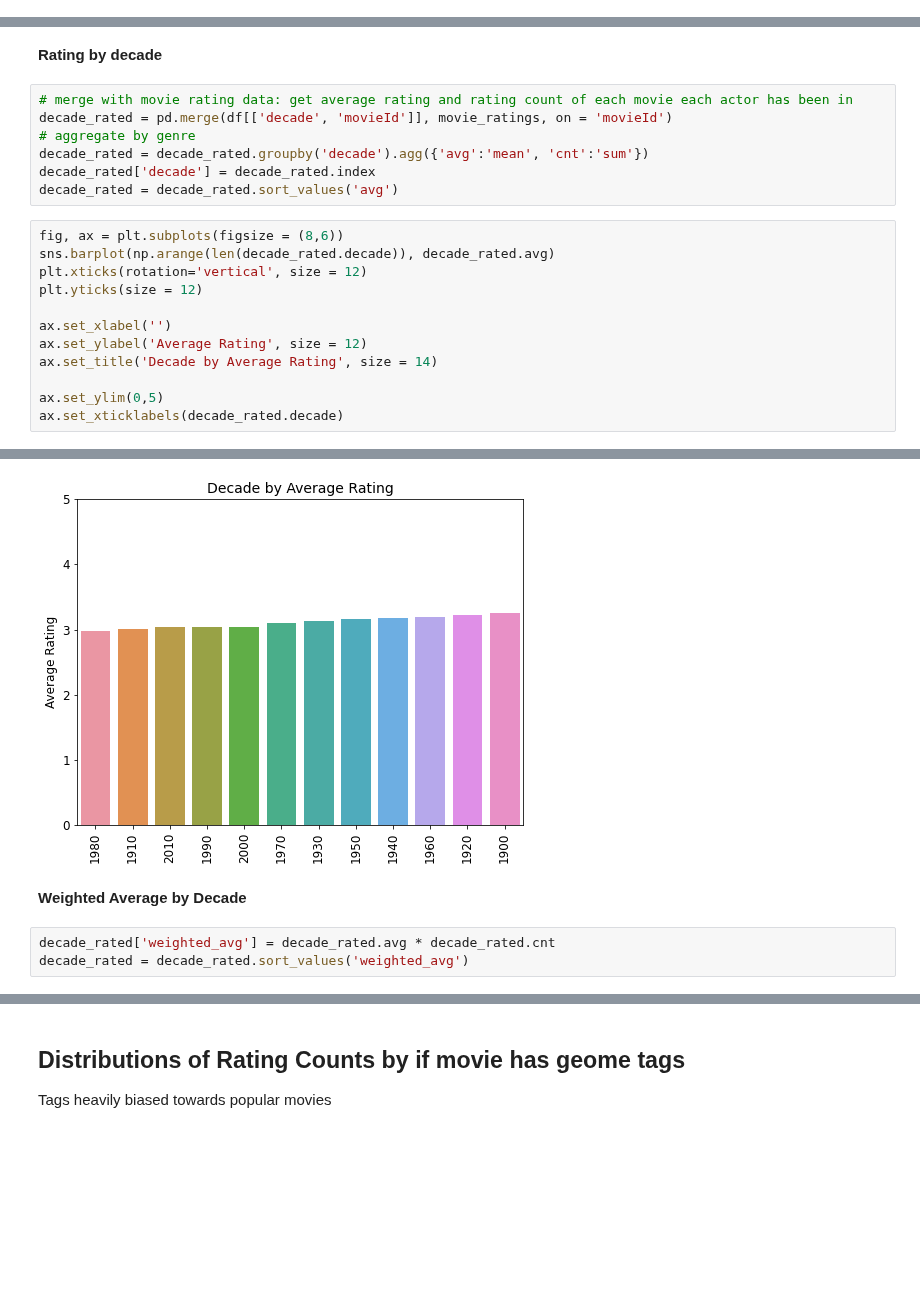
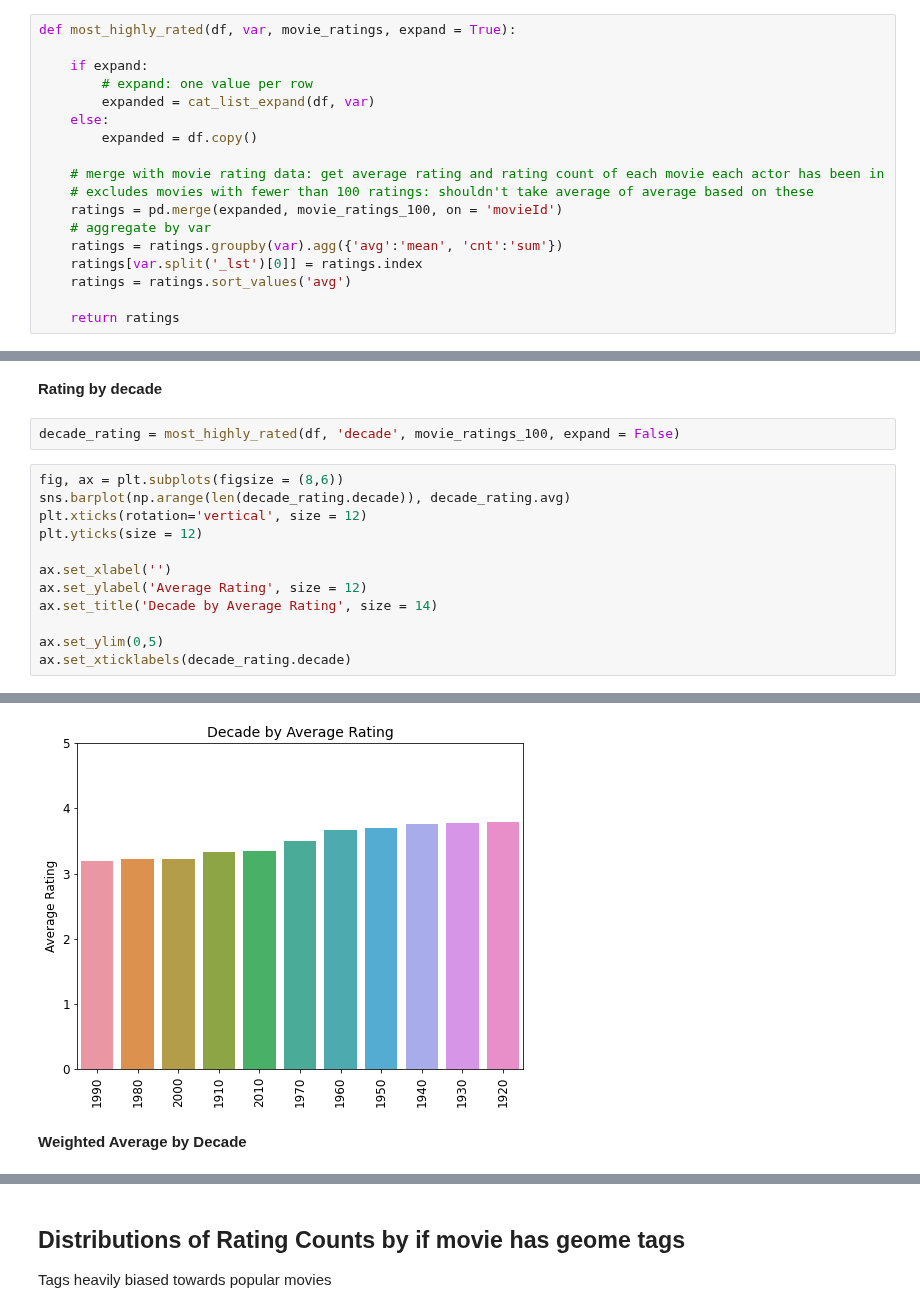
Before and after one commit to GovindBhala/DS5500-Movie-Recommendation-System, a Jupyter notebook: movies_EDA.ipynb, the cells around one changed output, grey strips where cells are left out. Saved outputs shown, nothing was run; the diff lists cells and outputs as text; blank space fills up the shorter version.

```diff
--- a/movies_EDA.ipynb
+++ b/movies_EDA.ipynb
@@ -276,0 +312,18 @@ If just sort by average rating, get lots of 5 star movies that have only been ra
+# %%
+def most_highly_rated(df, var, movie_ratings, expand = True):
+
+    if expand:
+        # expand: one value per row
+        expanded = cat_list_expand(df, var)
+    else:
+        expanded = df.copy()
+
+    # merge with movie rating data: get average rating and rating count of each movie each actor has been in
+    # excludes movies with fewer than 100 ratings: shouldn't take average of average based on these
+    ratings = pd.merge(expanded, movie_ratings_100, on = 'movieId')
+    # aggregate by var
+    ratings = ratings.groupby(var).agg({'avg':'mean', 'cnt':'sum'})
+    ratings[var.split('_lst')[0]] = ratings.index
+    ratings = ratings.sort_values('avg')
+
+    return ratings
@@ -433,15 +460,10 @@ ax = barplot(prod_rated.tail(10), 'production_company', 'weighted_avg',
 # %% [markdown]
 __Rating by decade__
-# %%
-# merge with movie rating data: get average rating and rating count of each movie each actor has been in
-decade_rated = pd.merge(df[['decade', 'movieId']], movie_ratings, on = 'movieId')
-# aggregate by genre
-decade_rated = decade_rated.groupby('decade').agg({'avg':'mean', 'cnt':'sum'})
-decade_rated['decade'] = decade_rated.index
-decade_rated = decade_rated.sort_values('avg')
+# %%
+decade_rating = most_highly_rated(df, 'decade', movie_ratings_100, expand = False)
 # %%
 fig, ax = plt.subplots(figsize = (8,6))
-sns.barplot(np.arange(len(decade_rated.decade)), decade_rated.avg)
+sns.barplot(np.arange(len(decade_rating.decade)), decade_rating.avg)
 plt.xticks(rotation='vertical', size = 12)
 plt.yticks(size = 12)
 
@@ -450,5 +472,5 @@ ax.set_ylabel('Average Rating', size = 12)
 ax.set_title('Decade by Average Rating', size = 14)
 
 ax.set_ylim(0,5)
-ax.set_xticklabels(decade_rated.decade)
+ax.set_xticklabels(decade_rating.decade)
 # %% [output]
@@ -467,6 +488,3 @@ ax.set_xticklabels(decade_rated.decade)
-[figure, old version]
+[figure, new version]
 # %% [markdown]
 __Weighted Average by Decade__
-# %%
-decade_rated['weighted_avg'] = decade_rated.avg * decade_rated.cnt
-decade_rated = decade_rated.sort_values('weighted_avg')
```
Also changed, not shown: parts of 35 cells of this notebook.
